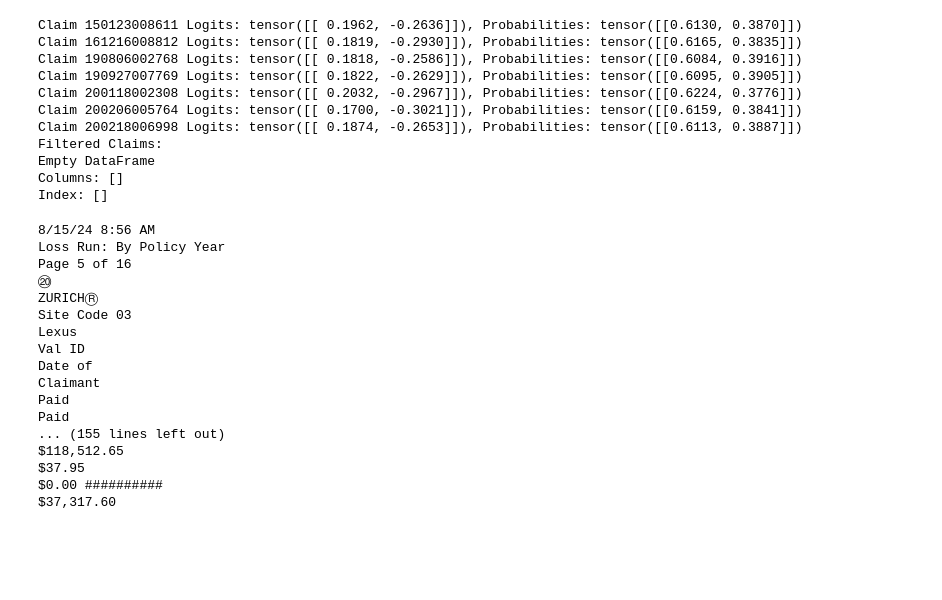
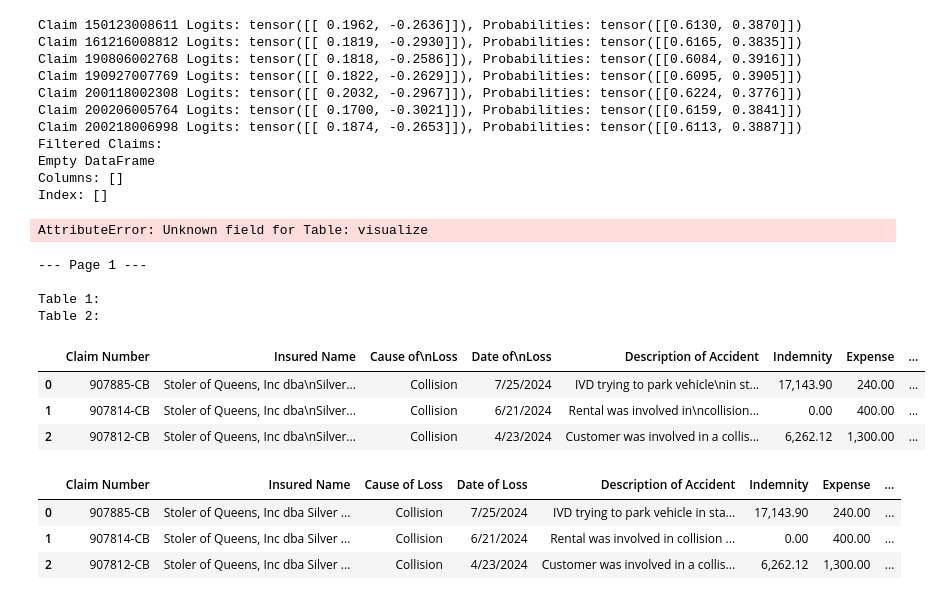
Before and after one commit to benhmiller/Understory, a Jupyter notebook: deprecated/app.ipynb, the cells around one changed output. Drawn from its saved outputs; the diff is of its cells as text; code cells hidden in the pictures; blank space fills up the shorter version.

```diff
--- a/deprecated/app.ipynb
+++ b/deprecated/app.ipynb
@@ -398,7 +398,7 @@ client = documentai.DocumentProcessorServiceClient(client_options=opts, credenti
 name = client.processor_path(project_id, location, processor_id)
 
 #Open File
-with open('../loss_runs/input/Loss_Run___len stoler 8-24_page_5.pdf', 'rb') as pdf_file:
+with open('../classification_model/loss_runs/input/Copy of Stoler of Queens, Inc dba Silver Star Motors - Loss Run - 942024.pdf', 'rb') as pdf_file:
     pdf_data = pdf_file.read()
 
 # Construct the request
@@ -410,36 +410,25 @@ request = documentai.ProcessRequest(name=name, raw_document=raw_document)
 result = client.process_document(request=request)
 
 document = result.document
-print(document)
-
-with open('../documentai_results/result.json', 'w') as file:
-    json.dump(document, file, indent=4)  # Writes the Python dict to the file in JSON format
 # %%
-print(document.text)
+from IPython.display import display
+print(document)
 for page in document.pages:
     for table in page.tables:
-        #print(table.header_rows)
+
+# display several images
+# decrease size with plt
+for table in tables:
+    display(table.visualize(figsize=None))
+        #print(table)
         for row in table.header_rows:
+            row_text = ""
             for cell in row.cells:
                 cell_text = ""
                 for text_segment in cell.layout.text_anchor.text_segments:
                     cell_text += document.text[text_segment.start_index:text_segment.end_index]
-                #print(cell_text.strip())
+                row_text += cell_text.strip() + ' '
+
+            #print(f'{row_text}\n')
 # %% [output]
-8/15/24 8:56 AM
-Loss Run: By Policy Year
-Page 5 of 16
-⑳
-ZURICHⓇ
-Site Code 03
-Lexus
-Val ID
-Date of
-Claimant
-Paid
-Paid
-... (155 lines left out)
-$118,512.65
-$37.95
-$0.00 ##########
-$37,317.60
+AttributeError: Unknown field for Table: visualize
@@ -445,0 +503,14 @@ $37,317.60
+# %%
+dfs = table_extraction(document)
+# %% [output]
+--- Page 1 ---
+
+Table 1:
+Table 2:
+# %%
+dfs[1]
+# %% [output]
+|  | Claim Number | Insured Name | Cause of\nLoss | Date of\nLoss | Description of Accident | Indemnity | Expense | ... |
+| 0 | 907885-CB | Stoler of Queens, Inc dba\nSilver... | Collision | 7/25/2024 | IVD trying to park vehicle\nin st... | 17,143.90 | 240.00 | ... |
+| 1 | 907814-CB | Stoler of Queens, Inc dba\nSilver... | Collision | 6/21/2024 | Rental was involved in\ncollision... | 0.00 | 400.00 | ... |
+| 2 | 907812-CB | Stoler of Queens, Inc dba\nSilver... | Collision | 4/23/2024 | Customer was involved in a collis... | 6,262.12 | 1,300.00 | ... |
@@ -445,0 +549,7 @@ $37,317.60
+# %%
+dfs[0]
+# %% [output]
+|  | Claim Number | Insured Name | Cause of Loss | Date of Loss | Description of Accident | Indemnity | Expense | ... |
+| 0 | 907885-CB | Stoler of Queens, Inc dba Silver ... | Collision | 7/25/2024 | IVD trying to park vehicle in sta... | 17,143.90 | 240.00 | ... |
+| 1 | 907814-CB | Stoler of Queens, Inc dba Silver ... | Collision | 6/21/2024 | Rental was involved in collision ... | 0.00 | 400.00 | ... |
+| 2 | 907812-CB | Stoler of Queens, Inc dba Silver ... | Collision | 4/23/2024 | Customer was involved in a collis... | 6,262.12 | 1,300.00 | ... |
```
Also changed, not shown: parts of 3 cells of this notebook, 9 other files.
